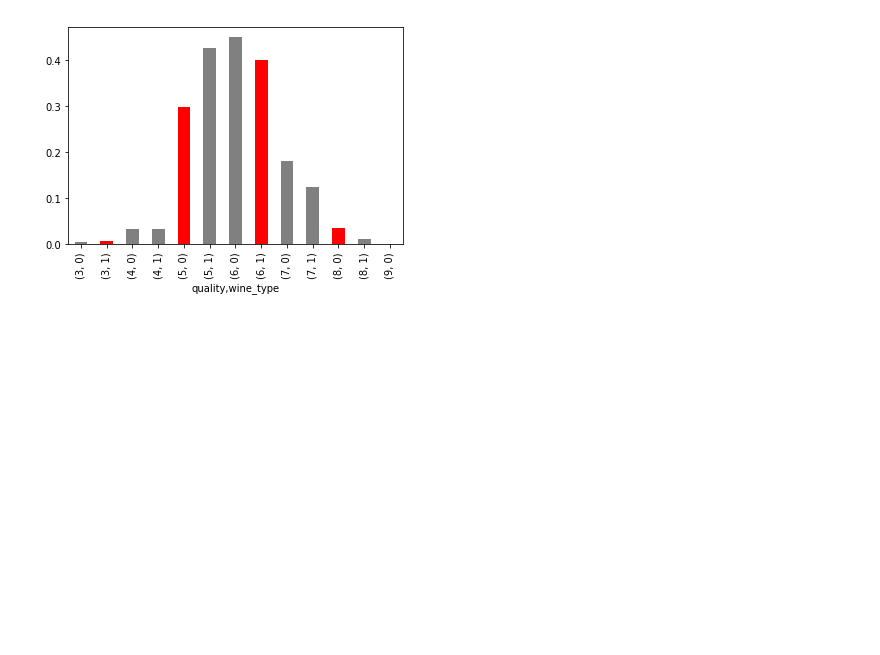
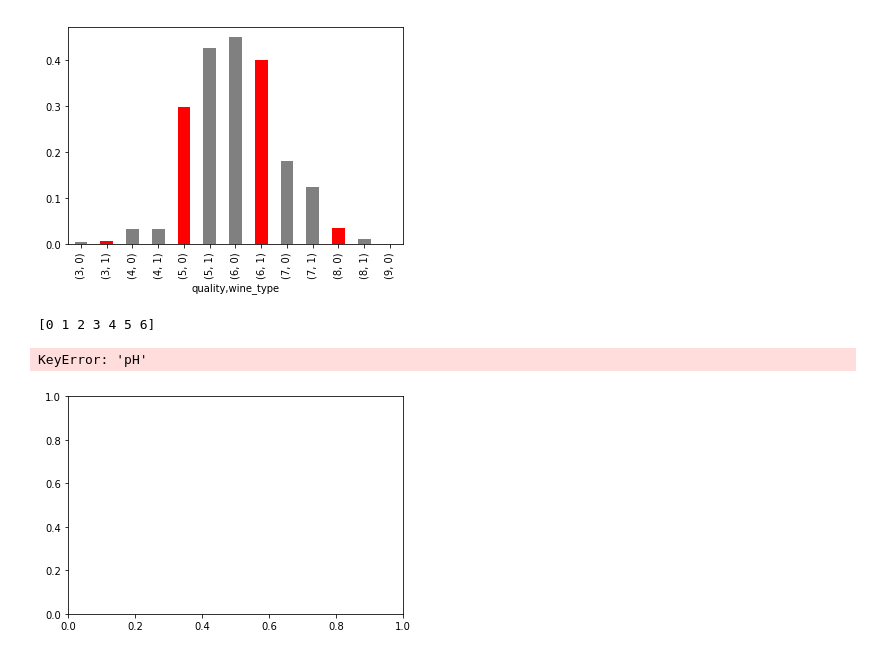
Before and after one commit to PadmarajBhat/DataAnalyst-1, a Jupyter notebook: The Data Analysis Process/Data Analysis Process Notes.ipynb, the cells around one changed output. Saved outputs shown, nothing was run; the diff lists cells and outputs as text; code cells hidden in the pictures; blank space fills up the shorter version.

```diff
--- a/The Data Analysis Process/Data Analysis Process Notes.ipynb
+++ b/The Data Analysis Process/Data Analysis Process Notes.ipynb
@@ -484,3 +501,22 @@ proportion = counts / totals
 proportion.plot(kind='bar', color=['gray', 'red']);
 # %% [output]
 [figure]
+# %%
+import numpy as np
+fig = plt.figure()
+ax = fig.add_subplot(111)
+
+ind= np.arange(len(df.quality.unique()))
+print((ind))
+#wine_count_red = df[df.wine_type == 0].groupby('quality')['pH'].count()
+wine_count_red = proportion['pH']
+
+wine_count_white = df[df.wine_type == 1].groupby('quality')['pH'].count()
+print(wine_count_red,wine_count_white)
+
+rects1 = ax.bar(ind, wine_count_red, 5, color='royalblue')
+rects2 = ax.bar(ind+5, wine_count_white, 5, color='yellow')
+# %% [output]
+[0 1 2 3 4 5 6]
+KeyError: 'pH'
+[figure, added]
```
Also changed, not shown: parts of 1 cell of this notebook.
